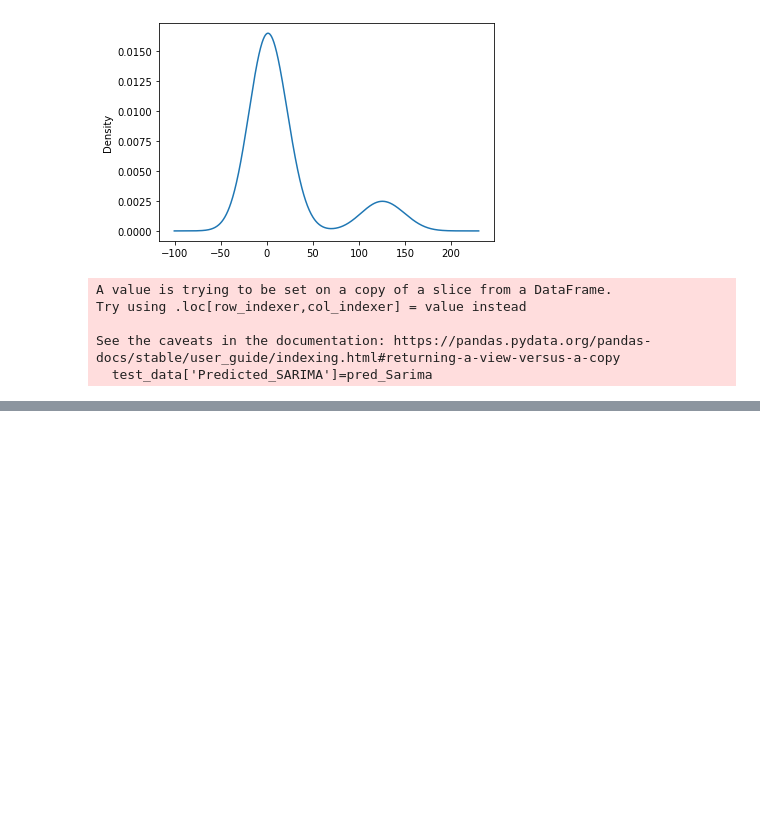
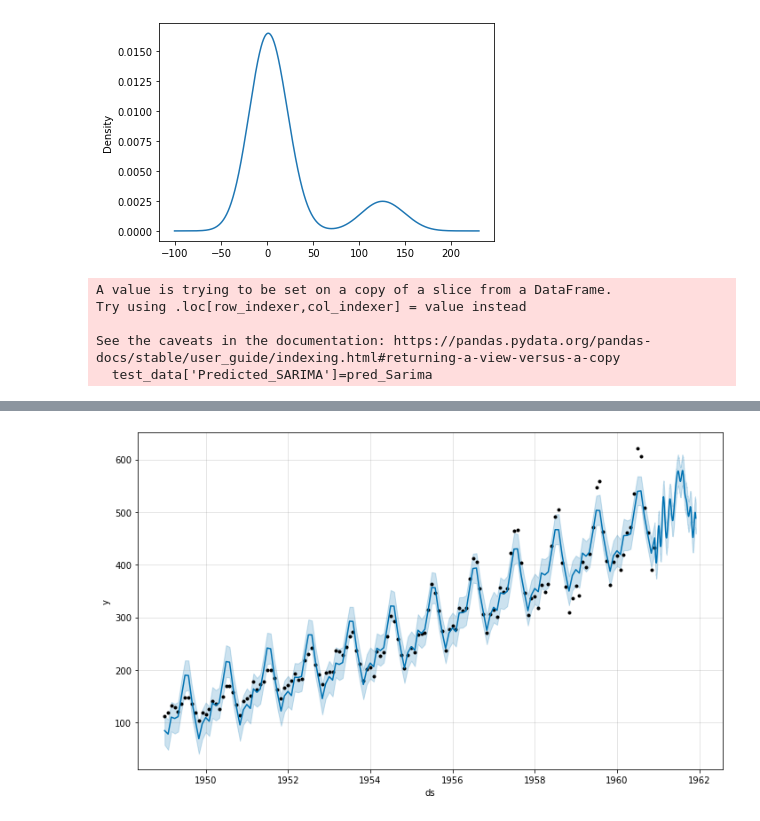
Before and after one commit to AveshVerma/Time-Series-Forecasting-using-SARIMA, a Jupyter notebook: Time-Series-EDA_Tesla-Modelling_Airline.ipynb, the cells around one changed output, grey strips where cells are left out. Saved outputs shown, nothing was run; the diff lists cells and outputs as text; code cells hidden in the pictures; blank space fills up the shorter version.

```diff
--- a/Time-Series-EDA_Tesla-Modelling_Airline.ipynb
+++ b/Time-Series-EDA_Tesla-Modelling_Airline.ipynb
@@ -590,0 +624,4 @@ test_data[['Thousands of Passengers','Predicted_SARIMA','Predicted_ARIMA']].plot
+# %%
+df.columns = ['ds', 'y']
+# %%
+model.fit(df)
@@ -590,0 +649,4 @@ test_data[['Thousands of Passengers','Predicted_SARIMA','Predicted_ARIMA']].plot
+# %%
+# Create future dates of 365 days
+
+future_dates = model.make_future_dataframe(periods = 365)
@@ -590,0 +662,2 @@ test_data[['Thousands of Passengers','Predicted_SARIMA','Predicted_ARIMA']].plot
+# %%
+preds = model.predict(future_dates)
@@ -590,0 +680,4 @@ test_data[['Thousands of Passengers','Predicted_SARIMA','Predicted_ARIMA']].plot
+# %%
+model.plot(preds);
+# %% [output]
+[figure, added]
```
Also changed, not shown: parts of 53 cells of this notebook, 4 other files.
